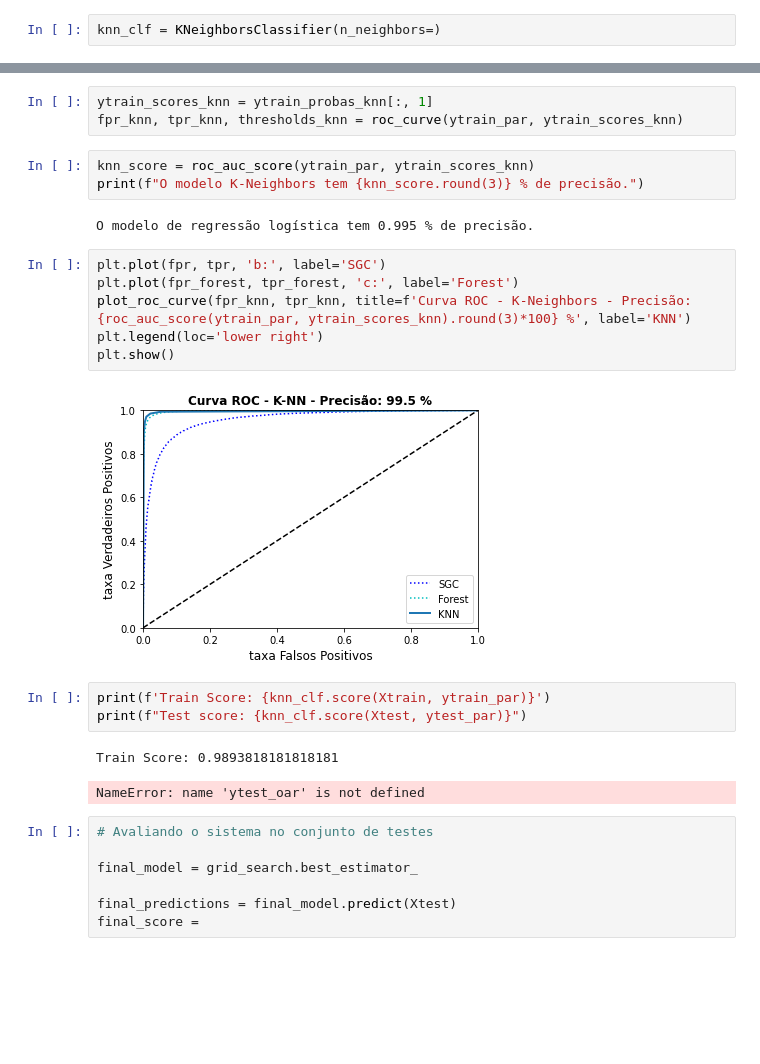
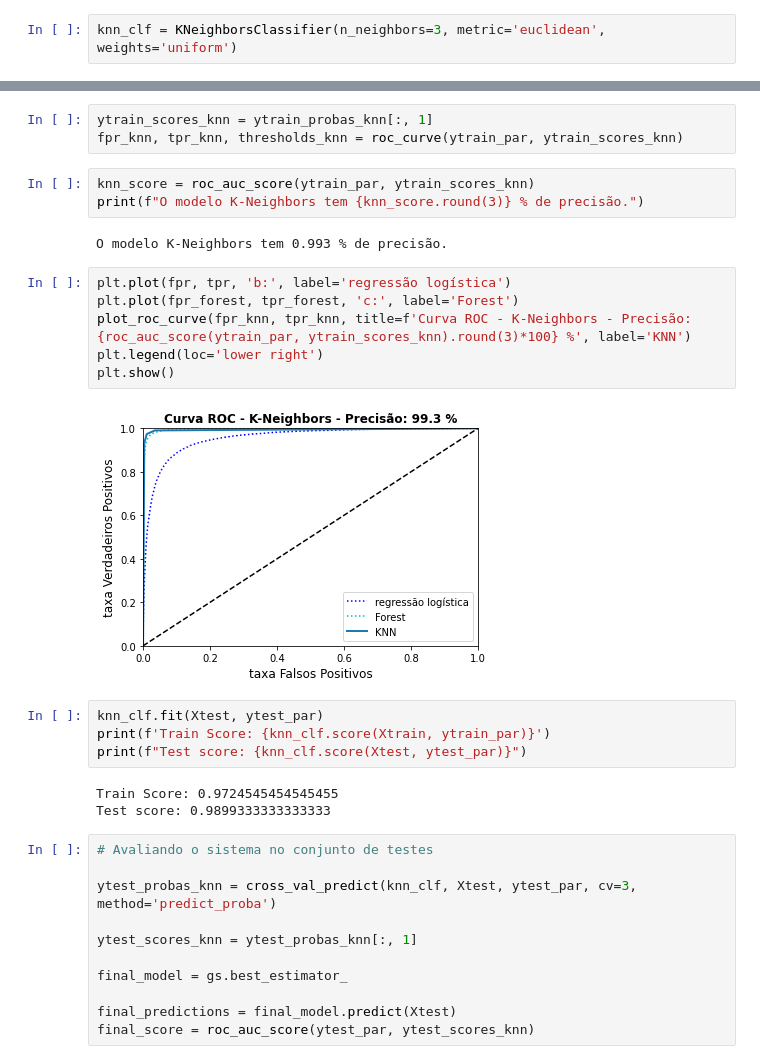
Before and after one commit to eutiagovski/projetos-cursos, a Jupyter notebook: datascience-mentorama/10_Mod_Classificacao_exercicio.ipynb, the cells around one changed output, grey strips where cells are left out. Saved outputs shown, nothing was run; the diff lists cells and outputs as text; blank space fills up the shorter version.

```diff
--- a/datascience-mentorama/10_Mod_Classificacao_exercicio.ipynb
+++ b/datascience-mentorama/10_Mod_Classificacao_exercicio.ipynb
@@ -191,5 +220,5 @@ gs.best_params_
 # %%
-knn_clf = KNeighborsClassifier(n_neighbors=)
+knn_clf = KNeighborsClassifier(n_neighbors=3, metric='euclidean', weights='uniform')
 # %%
 ytrain_probas_knn = cross_val_predict(knn_clf, Xtrain, ytrain_par, cv=3, method='predict_proba')
 # %%
@@ -199,25 +228,30 @@ fpr_knn, tpr_knn, thresholds_knn = roc_curve(ytrain_par, ytrain_scores_knn)
 knn_score = roc_auc_score(ytrain_par, ytrain_scores_knn)
 print(f"O modelo K-Neighbors tem {knn_score.round(3)} % de precisão.")
 # %% [output]
-O modelo de regressão logística tem 0.995 % de precisão.
+O modelo K-Neighbors tem 0.993 % de precisão.
 # %%
-plt.plot(fpr, tpr, 'b:', label='SGC')
+plt.plot(fpr, tpr, 'b:', label='regressão logística')
 plt.plot(fpr_forest, tpr_forest, 'c:', label='Forest')
 plot_roc_curve(fpr_knn, tpr_knn, title=f'Curva ROC - K-Neighbors - Precisão: {roc_auc_score(ytrain_par, ytrain_scores_knn).round(3)*100} %', label='KNN')
 plt.legend(loc='lower right')
 plt.show()
 # %% [output]
-[figure, old version]
+[figure, new version]
 # %%
+knn_clf.fit(Xtest, ytest_par)
 print(f'Train Score: {knn_clf.score(Xtrain, ytrain_par)}')
 print(f"Test score: {knn_clf.score(Xtest, ytest_par)}")
 # %% [output]
-Train Score: 0.9893818181818181
+Train Score: 0.9724545454545455
+Test score: 0.9899333333333333
-NameError: name 'ytest_oar' is not defined
 # %%
 # Avaliando o sistema no conjunto de testes
 
-final_model = grid_search.best_estimator_
+ytest_probas_knn = cross_val_predict(knn_clf, Xtest, ytest_par, cv=3, method='predict_proba')
+
+ytest_scores_knn = ytest_probas_knn[:, 1]
+
+final_model = gs.best_estimator_
 
 final_predictions = final_model.predict(Xtest)
-final_score =
+final_score = roc_auc_score(ytest_par, ytest_scores_knn)
```
Also changed, not shown: parts of 7 cells of this notebook.
